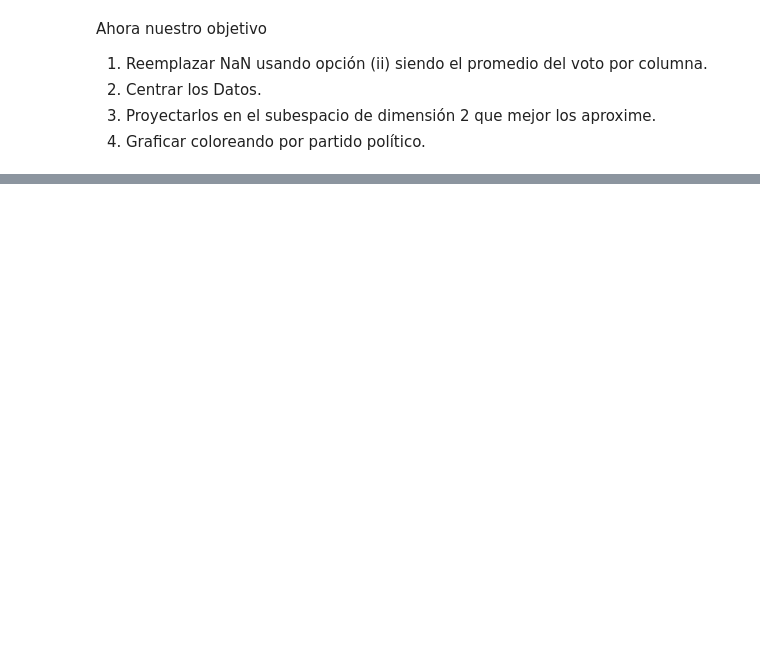
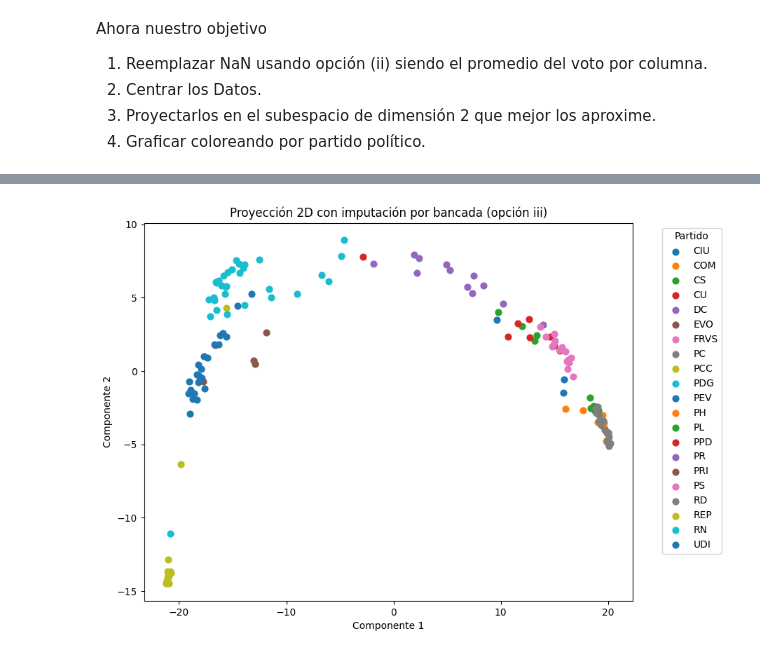
Before and after one commit to isidoragomezz/Proyecto-IMT2230, a Jupyter notebook: Proyecto Computacional/proyecto.ipynb, the cells around one changed output, grey strips where cells are left out. Drawn from its saved outputs; the diff is of its cells as text; code cells hidden in the pictures; blank space fills up the shorter version.

```diff
--- a/Proyecto Computacional/proyecto.ipynb
+++ b/Proyecto Computacional/proyecto.ipynb
@@ -511,0 +516,45 @@ plt.show()
+# %%
+partidos = df["party"].values
+votos = df.drop(columns=["Diputado/a", "party"]) #nos fijamos solo en las votaciones
+
+#imputacion solicitada con opción (iii), promedio por votacion dentro de la misma bancada
+#crearé un datfram que tenga votos + partido
+df_bancada = votos.copy()
+df_bancada["party"] = df["party"]
+
+#calculando promedio para cada votacion mediante groupby + transform
+#transform("mean") devuelbe un datframe del mismo tamaño que df_bancada
+promedios_por_bancada = df_bancada.groupby("party").transform("mean")
+
+#aca nos quedamos solo con las columnas que nos importan que son las de votaciones
+promedios_por_bancada = promedios_por_bancada[votos.columns]
+
+#rellenando espacios NaN con promedios_por_bancada
+votos_llenados_b = votos.fillna(promedios_por_bancada)
+
+#2. CENTRAR LOS DATOS
+A_b = votos_llenados_b.to_numpy()
+media_columnas_b = A_b.mean(axis=0)
+A_b_centrada = A_b - media_columnas_b
+
+#3. SVD
+U_b, S_b, Vh_b = truncated_svd(A_b_centrada, 2)
+#proyectando 2D, filas de U_b escaladas por S_b
+coords_2d_b = U_b * S_b
+
+#4. PLOT, proyeccion 2D coloreada por partido
+plt.figure(figsize=(9, 7))
+partidos_unicos = np.unique(partidos)
+
+for p in partidos_unicos:
+    mask = (partidos == p)
+
+    plt.scatter(coords_2d_b[mask, 0], coords_2d_b[mask, 1], label=p, s=40)
+
+plt.xlabel("Componente 1")
+plt.ylabel("Componente 2")
+plt.title("Proyección 2D con imputación por bancada (opción iii)")
+plt.legend(title="Partido", bbox_to_anchor=(1.05, 1), loc="upper left")
+plt.show()
+# %% [output]
+[figure, added]
```
Also changed, not shown: parts of 4 cells of this notebook.
